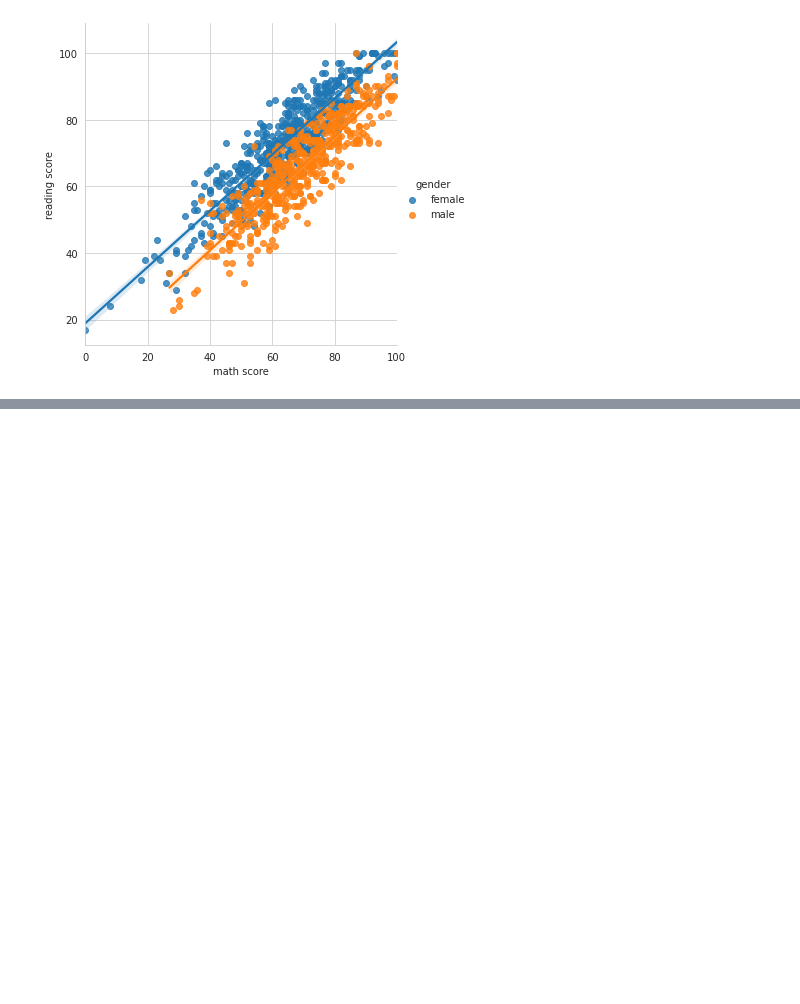
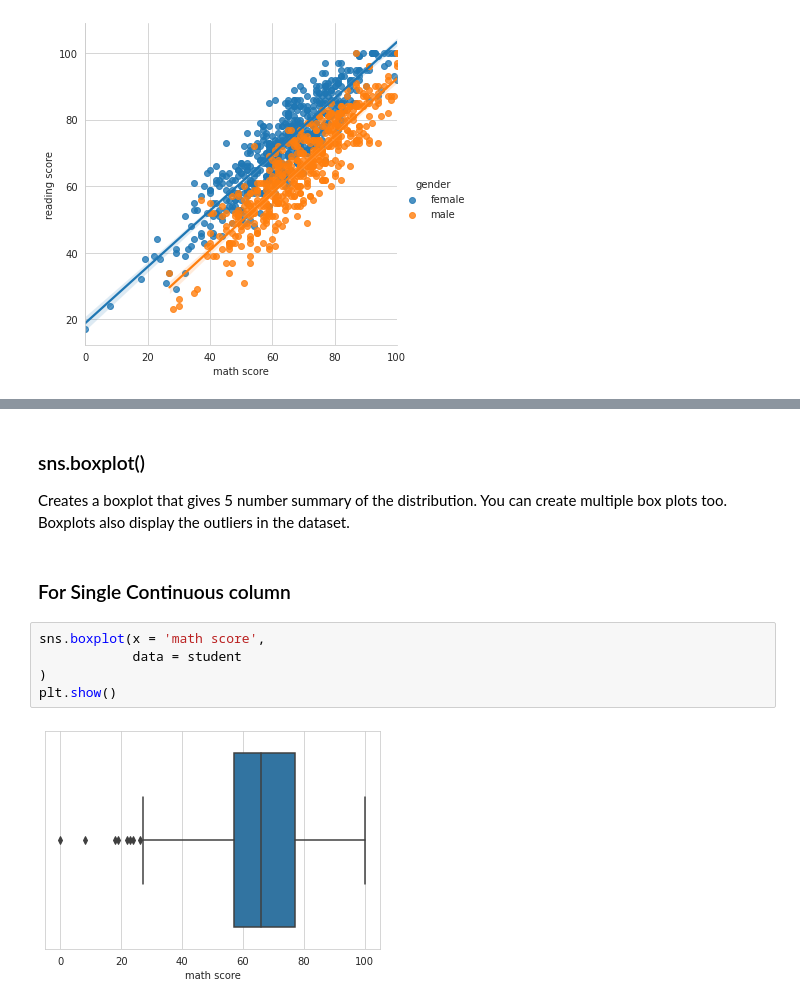
Before and after one commit to Nitroson/My-Seaborn-tutorial, a Jupyter notebook: Seaborn.ipynb, the cells around one changed output, grey strips where cells are left out. Drawn from its saved outputs; the diff is of its cells as text; blank space fills up the shorter version.

```diff
--- a/Seaborn.ipynb
+++ b/Seaborn.ipynb
@@ -151,0 +186,12 @@ plt.show()
+# %% [markdown]
+### sns.boxplot()
+Creates a boxplot that gives 5 number summary of the distribution. You can create multiple box plots too. Boxplots also display the outliers in the dataset.
+# %% [markdown]
+### For Single Continuous column
+# %%
+sns.boxplot(x = 'math score',
+            data = student
+)
+plt.show()
+# %% [output]
+[figure, added]
```
Also changed, not shown: parts of 16 cells of this notebook.
